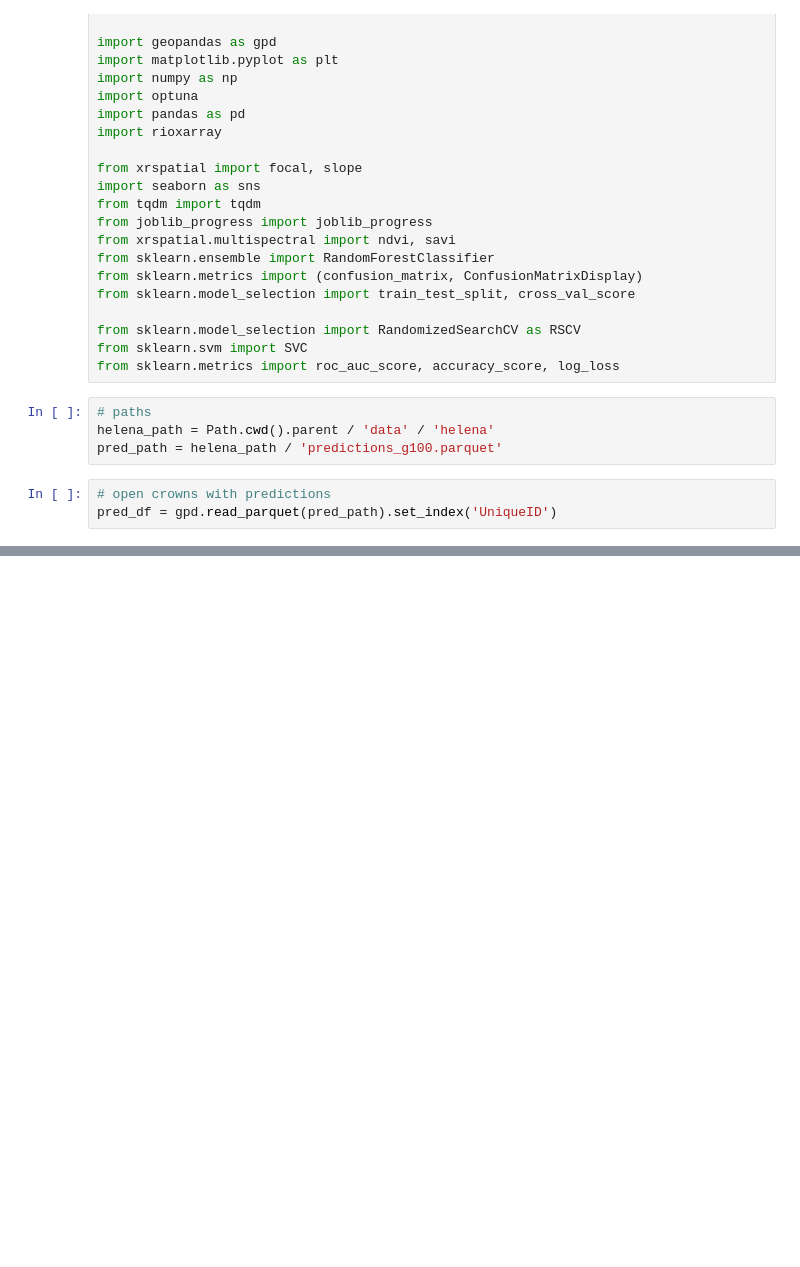
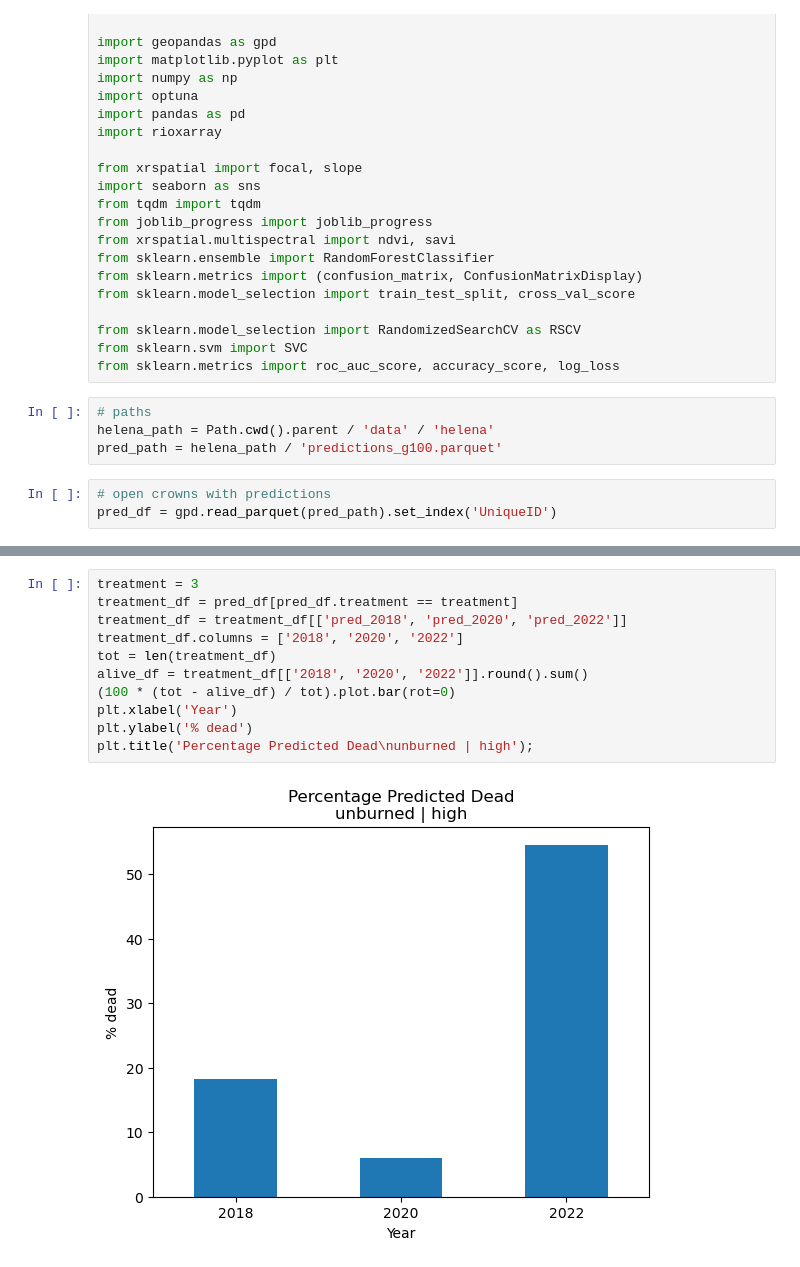
Before and after one commit to kulpojke/tree-mortality, a Jupyter notebook: src/helena_mortality_part3.ipynb, the cells around one changed output, grey strips where cells are left out. Cells and saved outputs as stored; diff of their text form; blank space fills up the shorter version.

```diff
--- a/src/helena_mortality_part3.ipynb
+++ b/src/helena_mortality_part3.ipynb
@@ -34,0 +99,13 @@ pred_df = gpd.read_parquet(pred_path).set_index('UniqueID')
+# %%
+treatment = 3
+treatment_df = pred_df[pred_df.treatment == treatment]
+treatment_df = treatment_df[['pred_2018', 'pred_2020', 'pred_2022']]
+treatment_df.columns = ['2018', '2020', '2022']
+tot = len(treatment_df)
+alive_df = treatment_df[['2018', '2020', '2022']].round().sum()
+(100 * (tot - alive_df) / tot).plot.bar(rot=0)
+plt.xlabel('Year')
+plt.ylabel('% dead')
+plt.title('Percentage Predicted Dead\nunburned | high');
+# %% [output]
+[figure, added]
```
Also changed, not shown: parts of 8 cells of this notebook, 2 other files.
